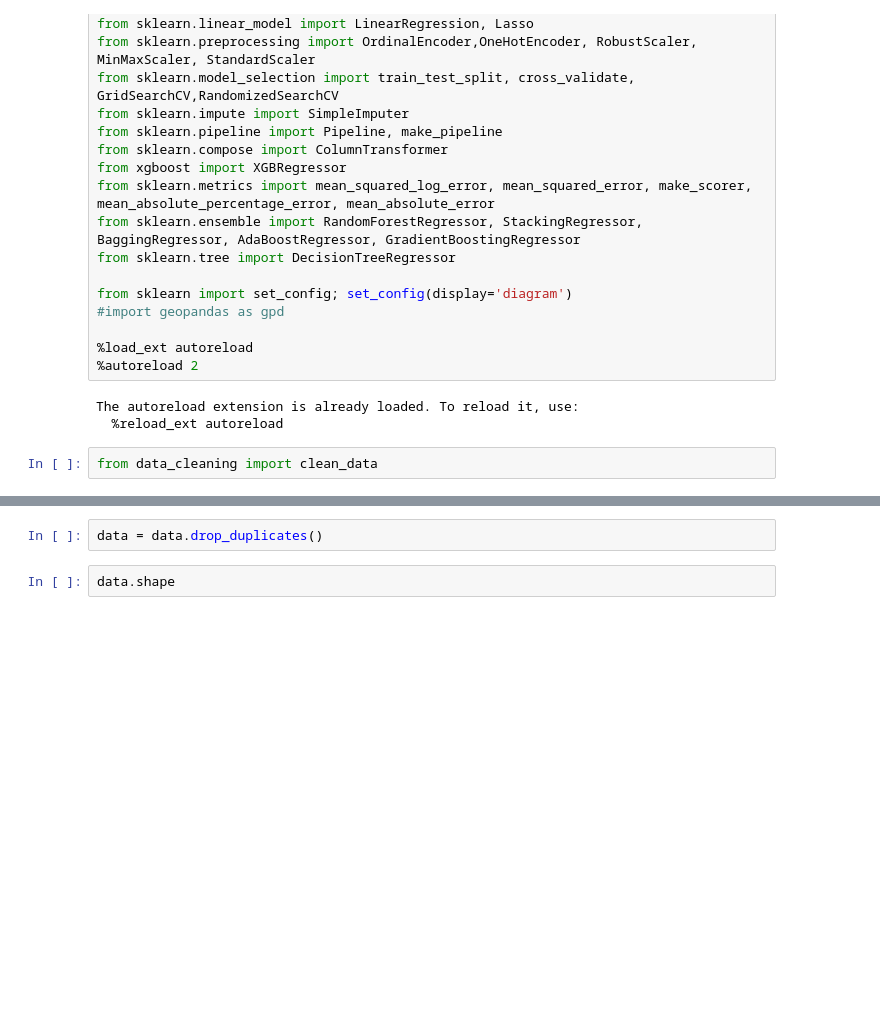
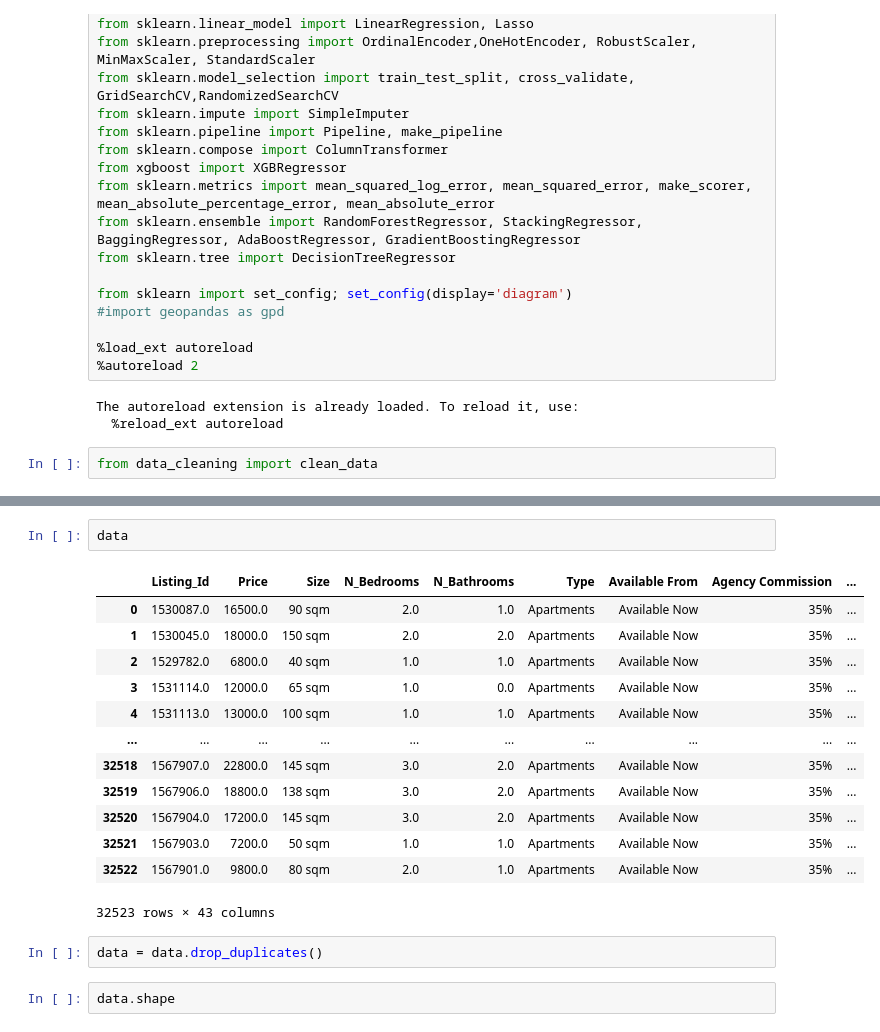
Before and after one commit to JessicaChuh/shanghai_housing, a Jupyter notebook: models_exploring.ipynb, the cells around one changed output, grey strips where cells are left out. Drawn from its saved outputs; the diff is of its cells as text; blank space fills up the shorter version.

```diff
--- a/models_exploring.ipynb
+++ b/models_exploring.ipynb
@@ -31,3 +31,19 @@ data.shape
+# %%
+data
+# %% [output]
+|  | Listing_Id | Price | Size | N_Bedrooms | N_Bathrooms | Type | Available From | Agency Commission | ... |
+| 0 | 1530087.0 | 16500.0 | 90 sqm | 2.0 | 1.0 | Apartments | Available Now | 35% | ... |
+| 1 | 1530045.0 | 18000.0 | 150 sqm | 2.0 | 2.0 | Apartments | Available Now | 35% | ... |
+| 2 | 1529782.0 | 6800.0 | 40 sqm | 1.0 | 1.0 | Apartments | Available Now | 35% | ... |
+| 3 | 1531114.0 | 12000.0 | 65 sqm | 1.0 | 0.0 | Apartments | Available Now | 35% | ... |
+| 4 | 1531113.0 | 13000.0 | 100 sqm | 1.0 | 1.0 | Apartments | Available Now | 35% | ... |
+| ... | ... | ... | ... | ... | ... | ... | ... | ... | ... |
+| 32518 | 1567907.0 | 22800.0 | 145 sqm | 3.0 | 2.0 | Apartments | Available Now | 35% | ... |
+| 32519 | 1567906.0 | 18800.0 | 138 sqm | 3.0 | 2.0 | Apartments | Available Now | 35% | ... |
+| 32520 | 1567904.0 | 17200.0 | 145 sqm | 3.0 | 2.0 | Apartments | Available Now | 35% | ... |
+| 32521 | 1567903.0 | 7200.0 | 50 sqm | 1.0 | 1.0 | Apartments | Available Now | 35% | ... |
+| 32522 | 1567901.0 | 9800.0 | 80 sqm | 2.0 | 1.0 | Apartments | Available Now | 35% | ... |
+32523 rows × 43 columns
 # %%
 data = data.drop_duplicates()
 # %%
```
Also changed, not shown: parts of 18 cells of this notebook.
